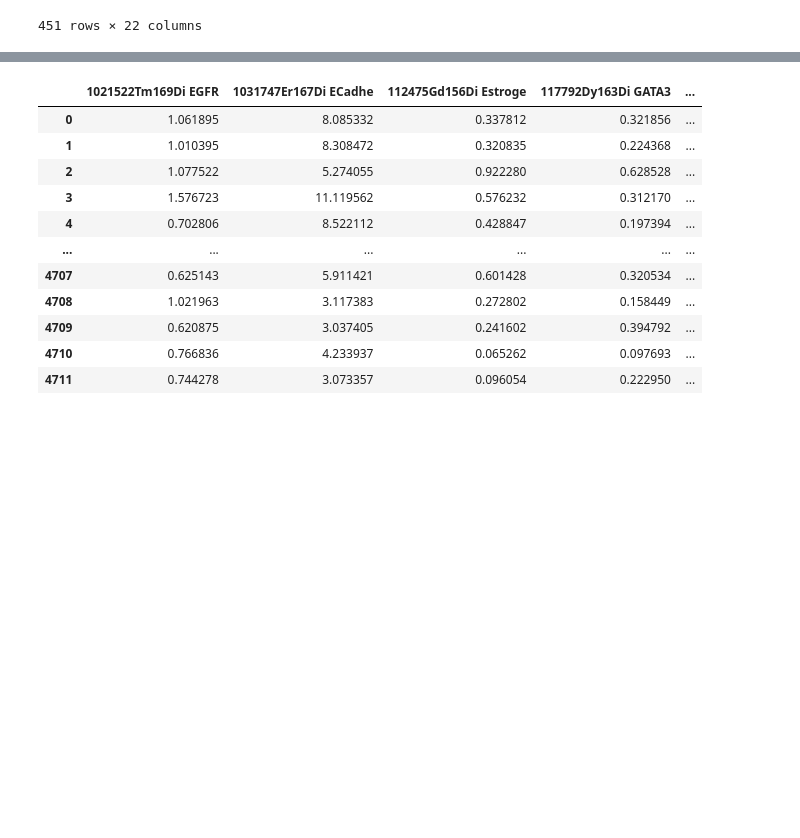
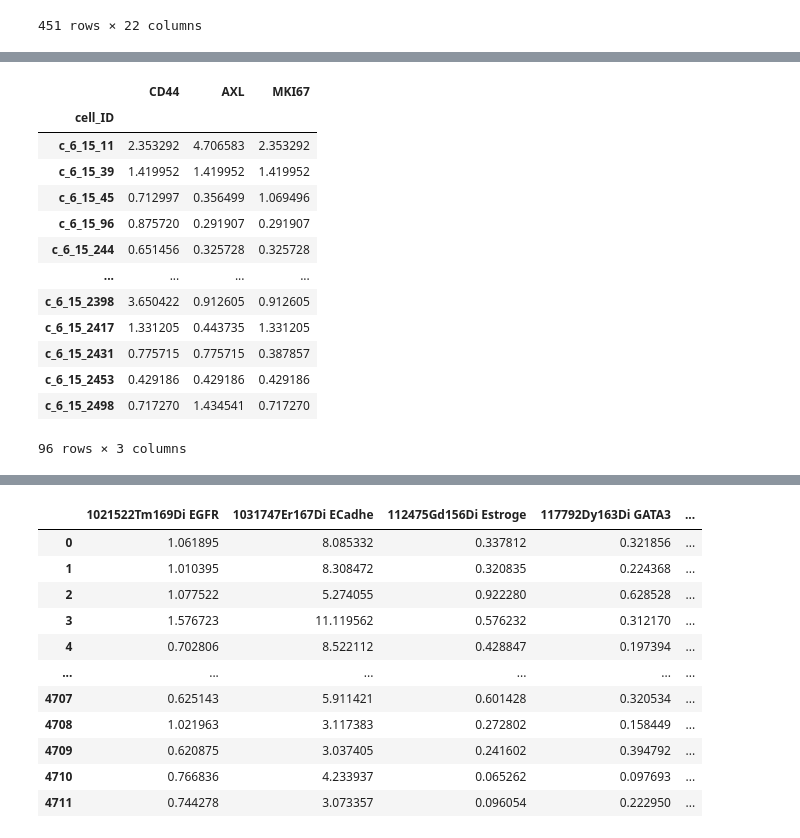
Before and after one commit to BiomedicalMachineLearning/MOSAP, a Jupyter notebook: tutorial/SMI_transcript_colocalisation.ipynb, the cells around one changed output, grey strips where cells are left out. Saved outputs shown, nothing was run; the diff lists cells and outputs as text; code cells hidden in the pictures; blank space fills up the shorter version.

```diff
--- a/tutorial/SMI_transcript_colocalisation.ipynb
+++ b/tutorial/SMI_transcript_colocalisation.ipynb
@@ -275 +294,19 @@ KeyboardInterrupt:
+# %%
+expression_matrix_fov15 = mel_subset4.to_df()[['CD44','AXL', 'MKI67']]
+expression_matrix_fov15
+# %% [output]
+|  | CD44 | AXL | MKI67 |
+| cell_ID |  |  |  |
+| c_6_15_11 | 2.353292 | 4.706583 | 2.353292 |
+| c_6_15_39 | 1.419952 | 1.419952 | 1.419952 |
+| c_6_15_45 | 0.712997 | 0.356499 | 1.069496 |
+| c_6_15_96 | 0.875720 | 0.291907 | 0.291907 |
+| c_6_15_244 | 0.651456 | 0.325728 | 0.325728 |
+| ... | ... | ... | ... |
+| c_6_15_2398 | 3.650422 | 0.912605 | 0.912605 |
+| c_6_15_2417 | 1.331205 | 0.443735 | 1.331205 |
+| c_6_15_2431 | 0.775715 | 0.775715 | 0.387857 |
+| c_6_15_2453 | 0.429186 | 0.429186 | 0.429186 |
+| c_6_15_2498 | 0.717270 | 1.434541 | 0.717270 |
+96 rows × 3 columns
 # %%
```
Also changed, not shown: parts of 11 cells of this notebook.
